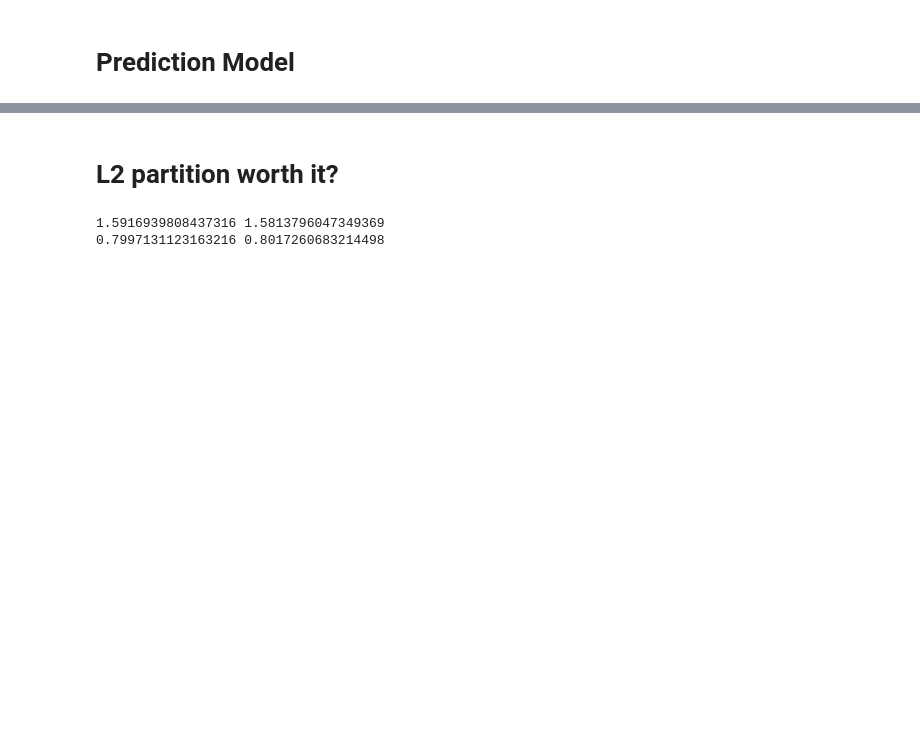
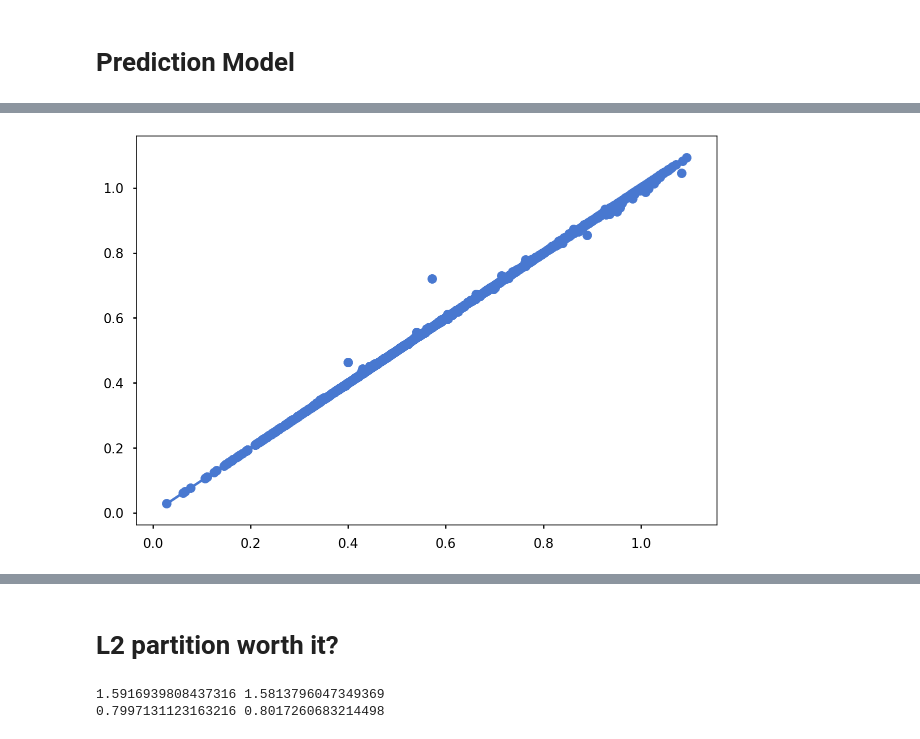
Before and after one commit to UofT-EcoSystem/GPU-Virtualization-Benchmarks, a Jupyter notebook: util/data/notebooks/View_Pairs_Dynamic.ipynb, the cells around one changed output, grey strips where cells are left out. Drawn from its saved outputs; the diff is of its cells as text; code cells hidden in the pictures; blank space fills up the shorter version.

```diff
--- a/util/data/notebooks/View_Pairs_Dynamic.ipynb
+++ b/util/data/notebooks/View_Pairs_Dynamic.ipynb
@@ -80,3 +83,10 @@ K-fold l1 error: 0.027931763364656508
+# %%
+y_predict_train = model.predict(X_train)
+plt.scatter(y_train, y_predict_train)
+plt.plot(y_train, y_train)
+plt.show()
+# %% [output]
+[figure, added]
 # %%
 # get deltas
 y_predicted = model.predict(X_test)
```
Also changed, not shown: parts of 14 cells of this notebook, 2 other files.
